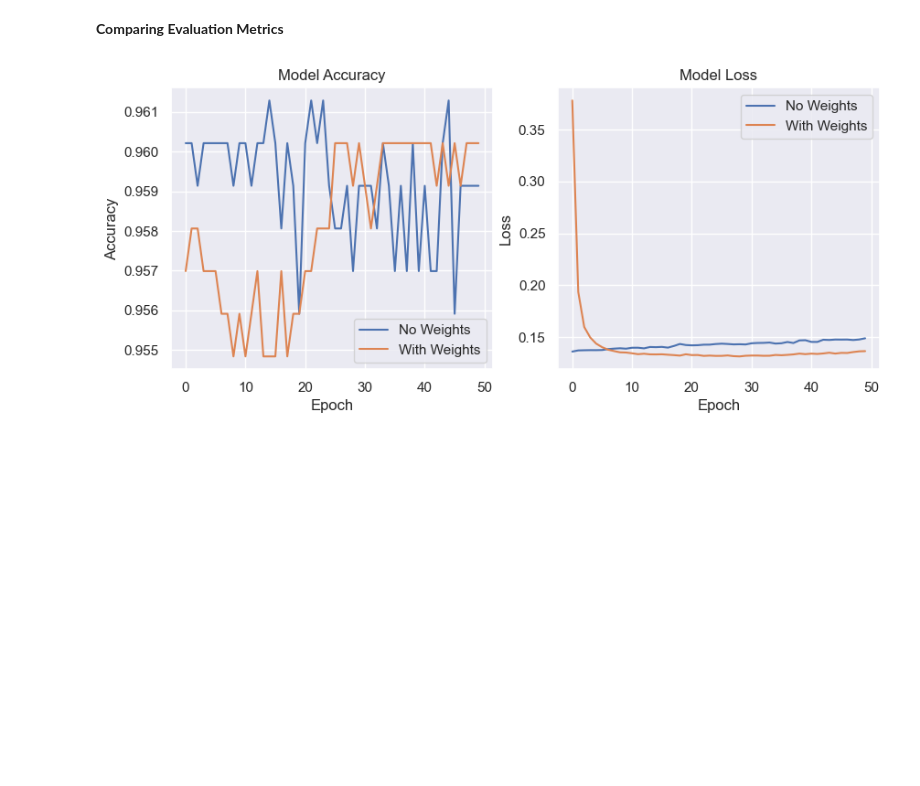
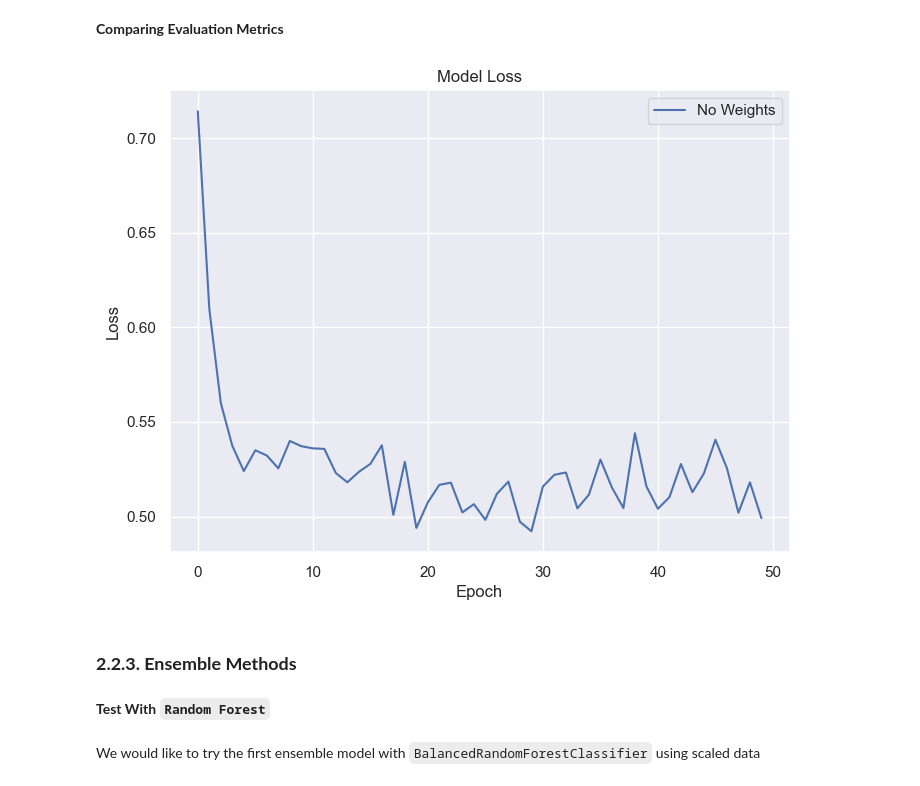
Before and after one commit to StrikerEurika/Diabetes-Classification, a Jupyter notebook: notebooks/notebook.ipynb, the cells around one changed output. Saved outputs shown, nothing was run; the diff lists cells and outputs as text; code cells hidden in the pictures; blank space fills up the shorter version.

Commit message:
model training: end of unscaled models

```diff
--- a/notebooks/notebook.ipynb
+++ b/notebooks/notebook.ipynb
@@ -999,11 +1024,25 @@ Test Accuracy with class weights: 0.9602150321006775
 # %%
-# Train the model without class weights
-history_no_weights = model.fit(
-    X_train_scaled, y_train, epochs=50, validation_data=(X_test_scaled, y_test), batch_size=32)
+import tensorflow as tf
 
-# Evaluate the model without class weights
-loss_no_weights, accuracy_no_weights = model.evaluate(X_test_scaled, y_test)
-print(f"Test Loss without class weights: {loss_no_weights}")
-print(f"Test Accuracy without class weights: {accuracy_no_weights}")
+scaler = StandardScaler()
+X_train_resampled_scaled = scaler.fit_transform(X_train_resampled)
+X_test_scaled = scaler.transform(X_test)
+
+model = tf.keras.Sequential([
+    tf.keras.layers.Dense(9, activation='relu', input_shape=(X_train_resampled_scaled.shape[1], )),
+    tf.keras.layers.Dense(3, activation='relu'),
+    tf.keras.layers.Dense(1, activation='sigmoid')
+])
+
+model.compile(optimizer='adam', loss='binary_crossentropy', metrics=['accuracy'])
+
+# Train the model with class weights
+history = model.fit(
+    X_train_resampled_scaled, y_train_resampled, epochs=50, validation_data=(X_test_scaled, y_test), batch_size=32)
+
+# Evaluate the model with class weights
+loss, accuracy = model.evaluate(X_test_scaled, y_test)
+print(f"Test Loss with class weights: {loss}")
+print(f"Test Accuracy with class weights: {accuracy}")
 # %% [output]
 Epoch 1/50
@@ -1026,23 +1087,19 @@ Test Accuracy without class weights: 0.9591397643089294
 # %% [markdown]
 **Comparing Evaluation Metrics**
 # %%
-# Compare evaluation metrics
-plt.figure(figsize=(10, 4))
-plt.subplot(1, 2, 1)
-plt.plot(history_no_weights.history['val_accuracy'], label='No Weights')
-plt.plot(history_with_weights.history['val_accuracy'], label='With Weights')
-plt.title('Model Accuracy')
-plt.xlabel('Epoch')
-plt.ylabel('Accuracy')
-plt.legend()
-
-plt.subplot(1, 2, 2)
-plt.plot(history_no_weights.history['val_loss'], label='No Weights')
-plt.plot(history_with_weights.history['val_loss'], label='With Weights')
+# plt.subplot(1, 2, 2)
+plt.figure(figsize=(8, 6))
+plt.plot(history.history['val_loss'], label='No Weights')
 plt.title('Model Loss')
 plt.xlabel('Epoch')
 plt.ylabel('Loss')
 plt.legend()
 plt.show()
 # %% [output]
-[figure, old version]
+[figure, new version]
+# %% [markdown]
+### **2.2.3. Ensemble Methods**
+# %% [markdown]
+**Test With `Random Forest`**
+# %% [markdown]
+We would like to try the first ensemble model with `BalancedRandomForestClassifier` using scaled data
```
Also changed, not shown: parts of 60 cells of this notebook, 3 other files.
